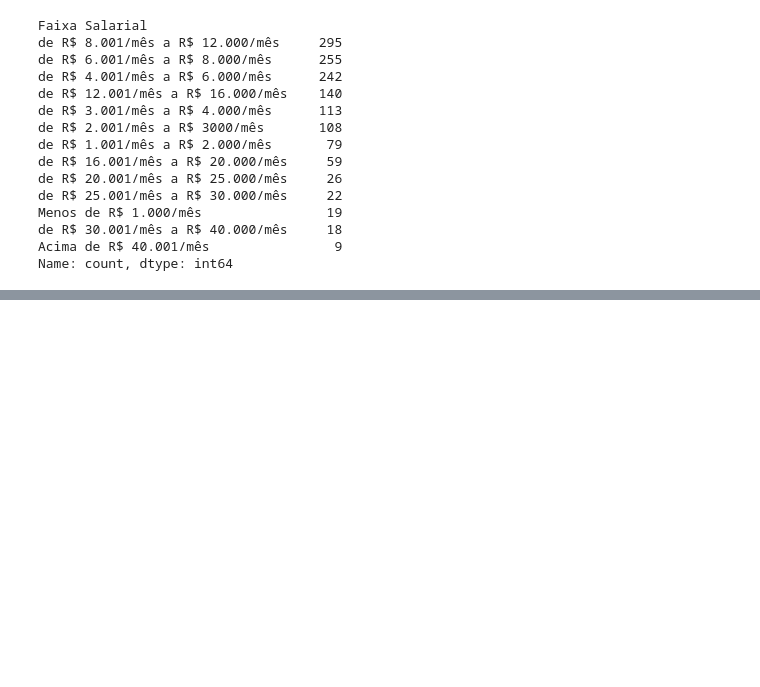
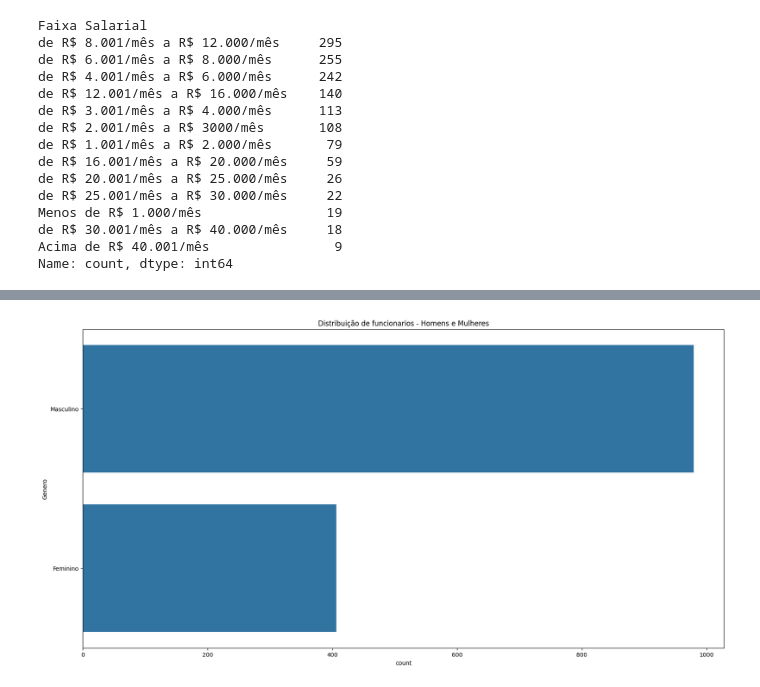
Before and after one commit to ImArthurMendes/IAA002---Linguagem-de-programa-o-aplicada, a Jupyter notebook: LPA - Prática - Aula 23 - 4.3 Resolução do exercício.ipynb, the cells around one changed output, grey strips where cells are left out. Drawn from its saved outputs; the diff is of its cells as text; code cells hidden in the pictures; blank space fills up the shorter version.

```diff
--- a/LPA - Prática - Aula 23 - 4.3 Resolução do exercício.ipynb
+++ b/LPA - Prática - Aula 23 - 4.3 Resolução do exercício.ipynb
@@ -228,0 +258,7 @@ dados.head()
+# %%
+# Outra forma para fazer o mesmo gráfico (com outra perspectiva) é utilizando o Seaborn
+plt.figure(figsize=(20,10))
+sns.countplot(y='Genero', data=dados, order=dados ['Genero']. value_counts().index)\
+.set_title('Distribuição de funcionarios - Homens e Mulheres'); # set_title = inserir um título no gráfico
+# %% [output]
+[figure, added]
```
Also changed, not shown: parts of 27 cells of this notebook.
